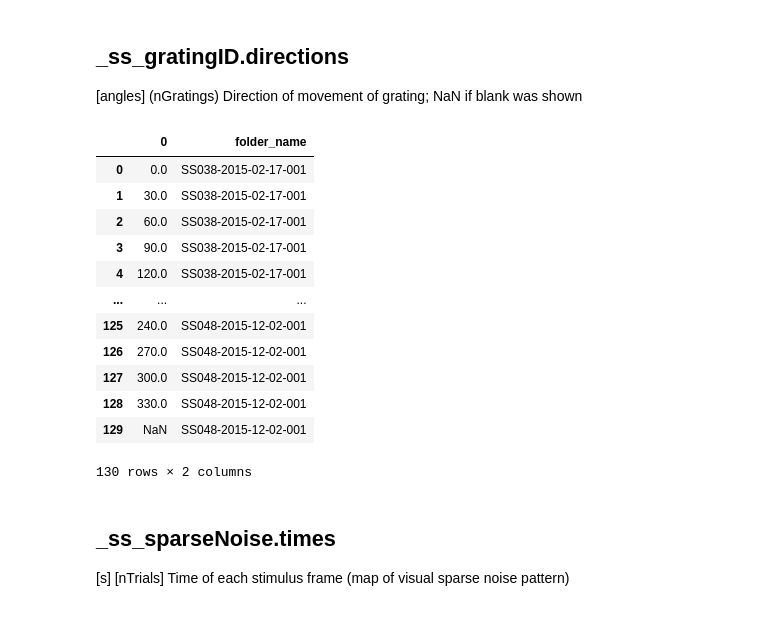
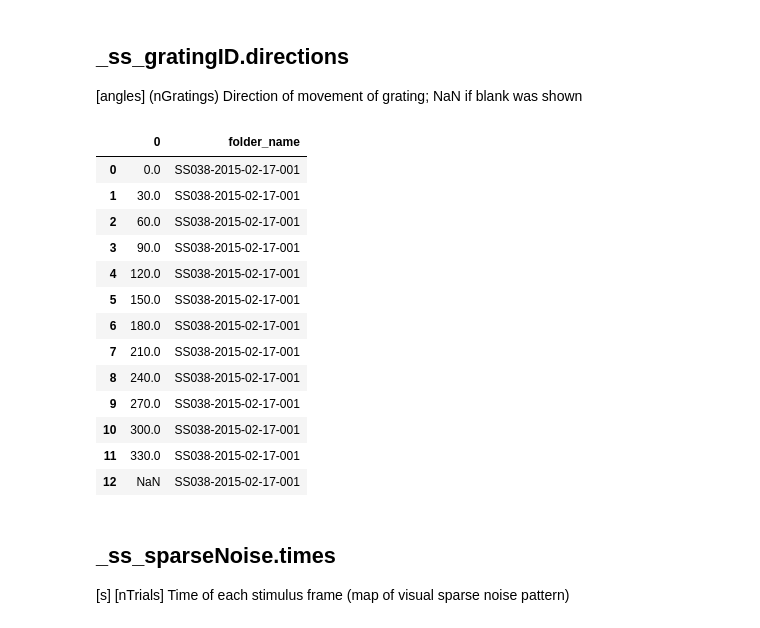
Before and after one commit to FelipeMartin9999/The_neural_encoding_of_visual_stimuli_during_different_behavioural_states, a Jupyter notebook: load_data.ipynb, the cells around one changed output. Drawn from its saved outputs; the diff is of its cells as text; code cells hidden in the pictures.

```diff
--- a/load_data.ipynb
+++ b/load_data.ipynb
@@ -30,37 +2,0 @@ for archivo in archivos:
-# %%
-import os
-import glob
-import numpy as np
-
-# Carpeta raíz que contiene las carpetas con los archivos .npy
-carpeta_raiz = 'C:/Users/FelipeMartin/OneDrive - University of Sussex/DISSERTATION/segundo intento/12162324/sc neurons 2p/'
-
-# Patrón para buscar los archivos .npy en todas las subcarpetas
-patron = '**/*.npy'
-
-# Obtener la lista de archivos .npy que coinciden con el patrón
-archivos = glob.glob(os.path.join(carpeta_raiz, patron), recursive=True)
-
-# Crear un diccionario para almacenar las tablas con el mismo nombre y sus respectivas dimensiones
-tablas = {}
-
-# Recorrer la lista de archivos
-for archivo in archivos:
-    nombre_base = os.path.basename(archivo)[:-4]  # Eliminar la extensión .npy
-
-    # Cargar el archivo .npy y obtener sus dimensiones
-    tabla = np.load(archivo)
-    dimensiones = tabla.shape
-
-    # Agregar las dimensiones a la entrada correspondiente en el diccionario
-    if nombre_base in tablas:
-        tablas[nombre_base].add(dimensiones)
-    else:
-        tablas[nombre_base] = {dimensiones}
-
-# Imprimir las tablas con sus dimensiones
-for nombre, dimensiones in tablas.items():
-    print(f'Tabla: {nombre}')
-    for dim in dimensiones:
-        print(f'Dimensiones: {dim}')
-    print('---')
@@ -488,21 +388,22 @@ array([ 1., 11.,  6.,  2., 12.,  9.,  3., 10., 13.,  8.,  4.,  5.,  7.])
 [angles] (nGratings) Direction of movement of grating; NaN if
 blank was shown
 # %%
-dataframes['_ss_gratingID.directions']
+dataframes['_ss_gratingID.directions'][dataframes['_ss_gratingID.directions']['folder_name']=='SS038-2015-02-17-001']
 # %% [output]
 |  | 0 | folder_name |
 | 0 | 0.0 | SS038-2015-02-17-001 |
 | 1 | 30.0 | SS038-2015-02-17-001 |
 | 2 | 60.0 | SS038-2015-02-17-001 |
 | 3 | 90.0 | SS038-2015-02-17-001 |
 | 4 | 120.0 | SS038-2015-02-17-001 |
-| ... | ... | ... |
-| 125 | 240.0 | SS048-2015-12-02-001 |
-| 126 | 270.0 | SS048-2015-12-02-001 |
-| 127 | 300.0 | SS048-2015-12-02-001 |
-| 128 | 330.0 | SS048-2015-12-02-001 |
-| 129 | NaN | SS048-2015-12-02-001 |
+| 5 | 150.0 | SS038-2015-02-17-001 |
+| 6 | 180.0 | SS038-2015-02-17-001 |
+| 7 | 210.0 | SS038-2015-02-17-001 |
+| 8 | 240.0 | SS038-2015-02-17-001 |
+| 9 | 270.0 | SS038-2015-02-17-001 |
+| 10 | 300.0 | SS038-2015-02-17-001 |
+| 11 | 330.0 | SS038-2015-02-17-001 |
+| 12 | NaN | SS038-2015-02-17-001 |
-130 rows × 2 columns
 # %% [markdown]
 ## _ss_sparseNoise.times
 [s] [nTrials] Time of each stimulus frame (map of visual sparse
```
Also changed, not shown: parts of 44 cells of this notebook.
